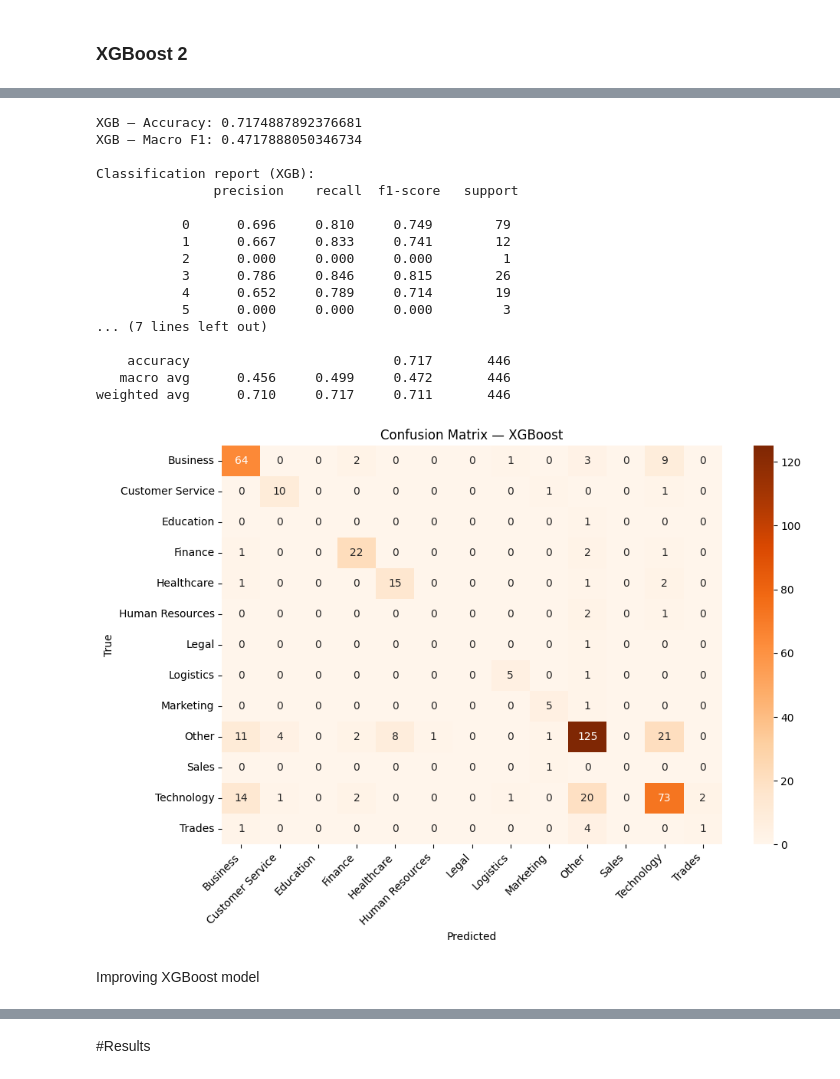
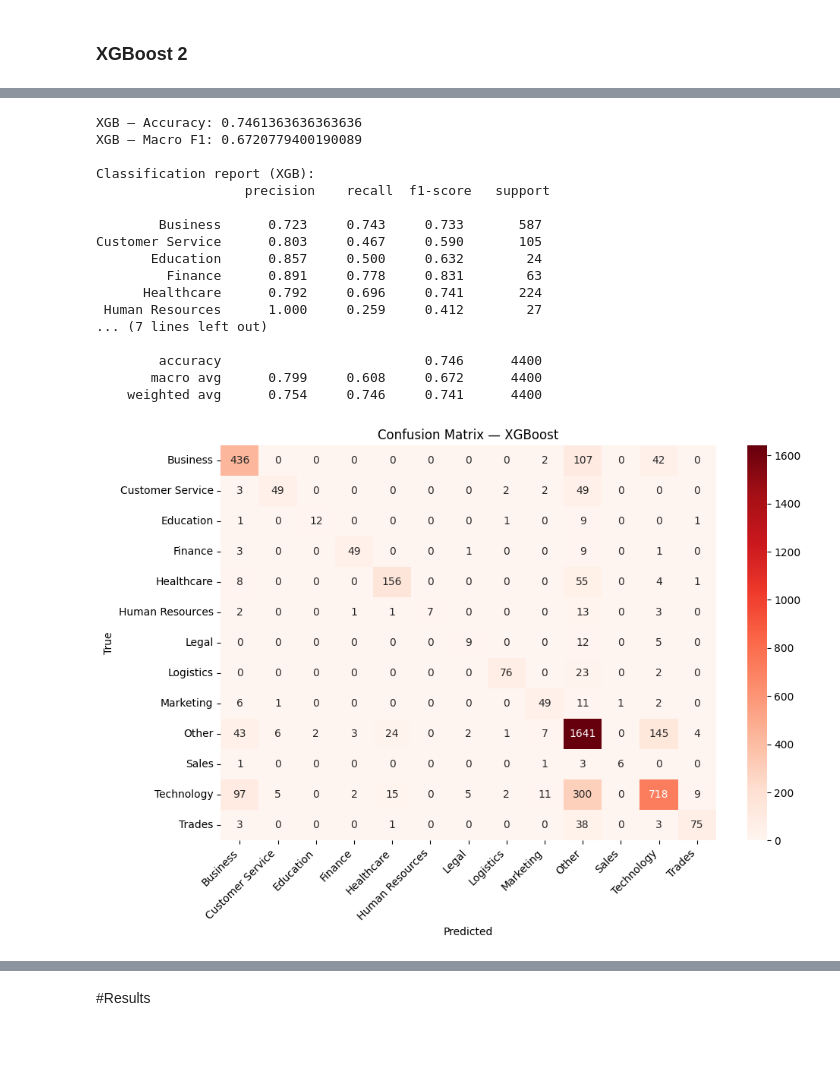
Before and after one commit to PTucc327/Job_Market_Analysis, a Jupyter notebook: job_market_analysis.ipynb, the cells around one changed output, grey strips where cells are left out. Saved outputs shown, nothing was run; the diff lists cells and outputs as text; code cells hidden in the pictures; blank space fills up the shorter version.

Commit message:
WIP Updating modeling section

```diff
--- a/job_market_analysis.ipynb
+++ b/job_market_analysis.ipynb
@@ -1310,8 +992,8 @@ rf_clf = RandomForestClassifier(
 Create and initialize the RandomForest Classifier
 # %%
 #Fit train data (resampled), and predict test data (processed)
-rf_clf.fit(X_train_resampled, y_train_resampled)
-y_pred_rf = rf_clf.predict(X_test_processed)
+rf_clf.fit(X_train_tfidf, y_train)
+y_pred_rf = rf_clf.predict(X_test_tfidf)
 
 print("Random Forest - Classification Report:")
 print(classification_report(y_test, y_pred_rf, digits=3))
@@ -1519 +1101,5 @@ SUCCESS: Saved best Random Forest model to 'best_rf_model.pkl'
+# %%
+dtrain = xgb.DMatrix(X_train_tfidf, label=y_train_encoded)
+dtest = xgb.DMatrix(X_test_tfidf, label=y_test_encoded)
+num_classes = len(label_encoder.classes_)
 # %%
@@ -1633,3 +1239,4 @@ xgb_clf_2 = XGBClassifier(
 # %%
-#Fit model on resampled train data
-# xgb_clf_2.fit(X_train_resampled, y_train_resampled)
+pred_probs_2 = xgb_model_2.predict(dtest)
+y_pred_xgb_encoded_2 = np.argmax(pred_probs_2, axis=1)
+y_pred_xgb_2 = label_encoder.inverse_transform(y_pred_xgb_encoded_2)
@@ -1648,39 +1243,36 @@ XGBClassifier(base_score=None, booster=None, callbacks=None,
 # %%
-#Predict test data (processed)
-y_pred_xgb_2 = xgb_clf_2.predict(X_test_processed)
+print("XGB — Accuracy:", accuracy_score(y_test, y_pred_xgb_2))
+print("XGB — Macro F1:", f1_score(y_test, y_pred_xgb_2, average="macro"))
+print("\nClassification report (XGB):\n", classification_report(y_test, y_pred_xgb_2, digits=3))
+# %% [output]
+XGB — Accuracy: 0.7461363636363636
+XGB — Macro F1: 0.6720779400190089
+
+Classification report (XGB):
+                   precision    recall  f1-score   support
+
+        Business      0.723     0.743     0.733       587
+Customer Service      0.803     0.467     0.590       105
+       Education      0.857     0.500     0.632        24
+         Finance      0.891     0.778     0.831        63
+      Healthcare      0.792     0.696     0.741       224
+ Human Resources      1.000     0.259     0.412        27
+... (7 lines left out)
+
+        accuracy                          0.746      4400
+       macro avg      0.799     0.608     0.672      4400
+    weighted avg      0.754     0.746     0.741      4400
 # %%
 # Evaluate on test
+# Decode predictions back to original string labels for comparison with y_test
 
-print("XGB — Accuracy:", accuracy_score(y_test, y_pred_xgb_2))
-print("XGB — Macro F1:", f1_score(y_test, y_pred_xgb_2, average="macro"))
-print("\nClassification report (XGB):\n", classification_report(y_test, y_pred_xgb_2, digits=3))
-
-cm_xgb_2 = confusion_matrix(y_test, y_pred_xgb_2, labels=xgb_clf_2.classes_)
+cm_xgb = confusion_matrix(y_test, y_pred_xgb_2, labels=label_encoder.classes_)
 plt.figure(figsize=(10,7))
-sns.heatmap(cm_xgb_2, annot=True, fmt="d", cmap="Oranges",
+sns.heatmap(cm_xgb, annot=True, fmt="d", cmap="Reds",
             xticklabels=label_encoder.classes_, yticklabels=label_encoder.classes_)
 plt.title("Confusion Matrix — XGBoost")
 plt.xlabel("Predicted"); plt.ylabel("True")
 plt.xticks(rotation=45, ha="right"); plt.yticks(rotation=0)
 plt.tight_layout(); plt.show()
 # %% [output]
-XGB — Accuracy: 0.7174887892376681
-XGB — Macro F1: 0.4717888050346734
-
-Classification report (XGB):
-               precision    recall  f1-score   support
-
-           0      0.696     0.810     0.749        79
-           1      0.667     0.833     0.741        12
-           2      0.000     0.000     0.000         1
-           3      0.786     0.846     0.815        26
-           4      0.652     0.789     0.714        19
-           5      0.000     0.000     0.000         3
-... (7 lines left out)
-
-    accuracy                          0.717       446
-   macro avg      0.456     0.499     0.472       446
-weighted avg      0.710     0.717     0.711       446
-[figure, old version]
+[figure, new version]
-# %% [markdown]
-Improving XGBoost model
```
Also changed, not shown: parts of 44 cells of this notebook.
